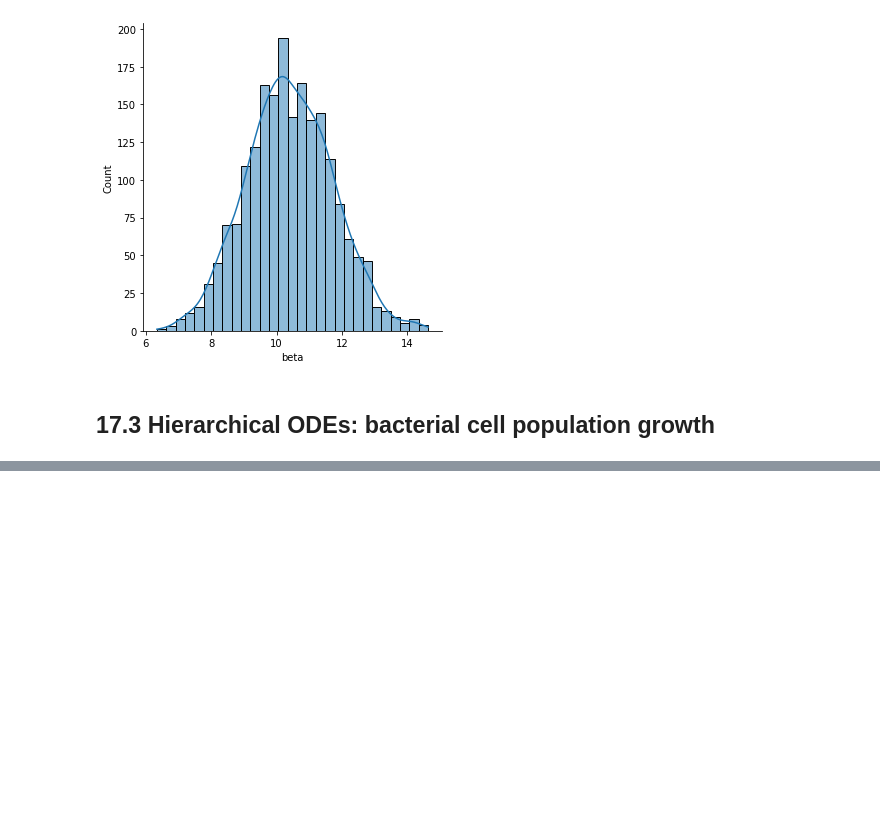
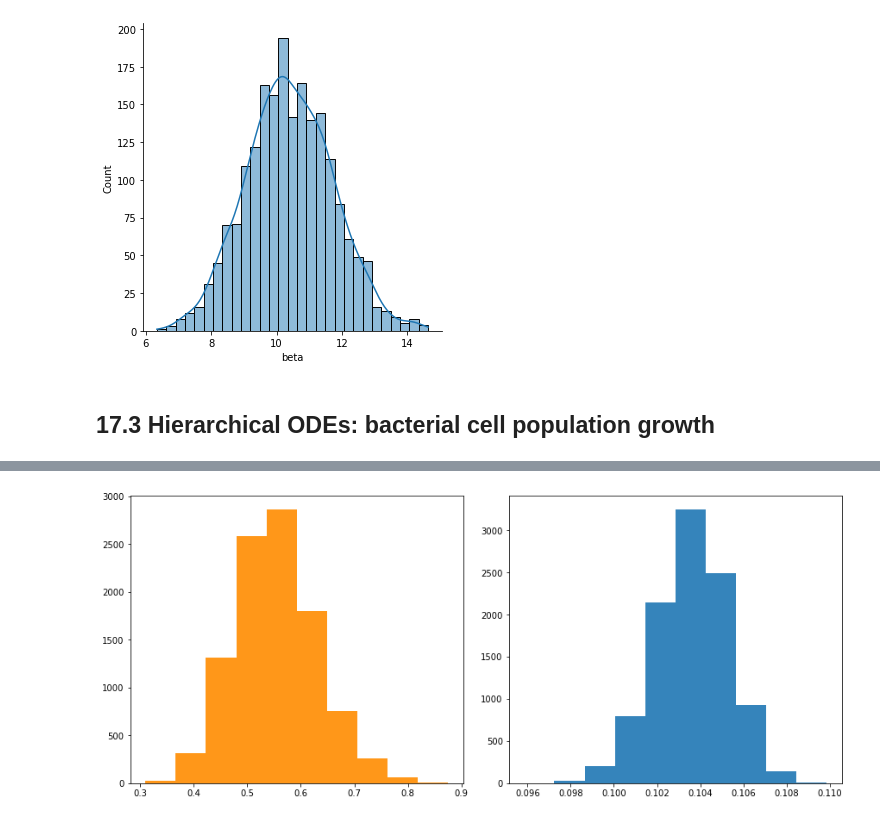
Before and after one commit to 0zero/StudentsGuideToBayesianStatistics, a Jupyter notebook: notebooks/Chapter 17 - Hierarchical models.ipynb, the cells around one changed output, grey strips where cells are left out. Cells and saved outputs as stored; diff of their text form; code cells hidden in the pictures; blank space fills up the shorter version.

```diff
--- a/notebooks/Chapter 17 - Hierarchical models.ipynb
+++ b/notebooks/Chapter 17 - Hierarchical models.ipynb
@@ -1035,3 +1035,6 @@ sns.displot(fit_hom.to_dataframe()["beta"],kde=True)
 [figure]
 # %% [markdown]
 ## 17.3 Hierarchical ODEs: bacterial cell population growth
+# %%
+df = pd.read_csv("../all_data/hierarchical_ode.csv")
+df
@@ -1037,0 +1116,2 @@ sns.displot(fit_hom.to_dataframe()["beta"],kde=True)
+# %%
+sm = StanModel(model_code=model_code)
@@ -1037,0 +1120,13 @@ sns.displot(fit_hom.to_dataframe()["beta"],kde=True)
+# %%
+fit = sm.sampling(
+    data=dict(
+        T=len(df["time"]),
+        N=len(df.columns)-2,
+        t0=0,
+        ts=df["time"].values,
+        y=df[df.columns[1:-1]].values,
+    ),
+    warmup=500,
+    iter=3000,
+    chains=4,
+)
@@ -1037,0 +1151,6 @@ sns.displot(fit_hom.to_dataframe()["beta"],kde=True)
+# %%
+fig, axs = plt.subplots(1, 2, figsize=(12, 5), constrained_layout=True)
+axs[0].hist(fit.extract("theta[1]")["theta[1]"],facecolor="darkorange", alpha=.9);
+axs[1].hist(fit.extract("theta[2]")["theta[2]"],alpha=.9);
+# %% [output]
+[figure, added]
```
Also changed, not shown: parts of 64 cells of this notebook, 2 other files.
